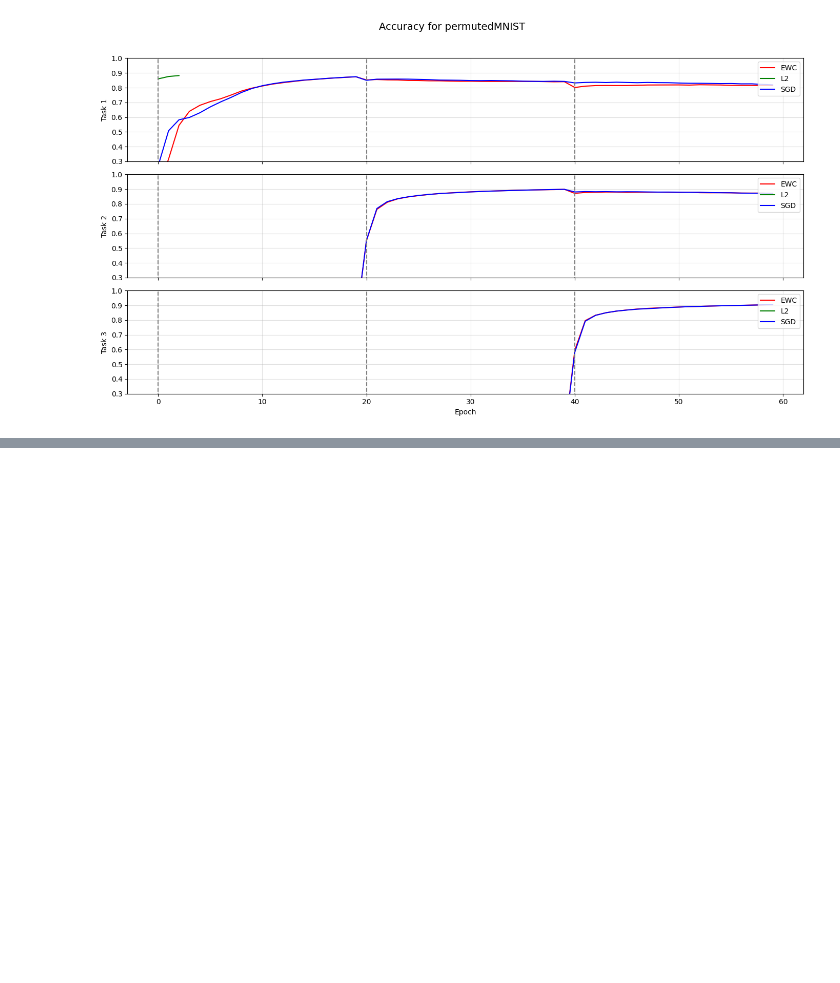
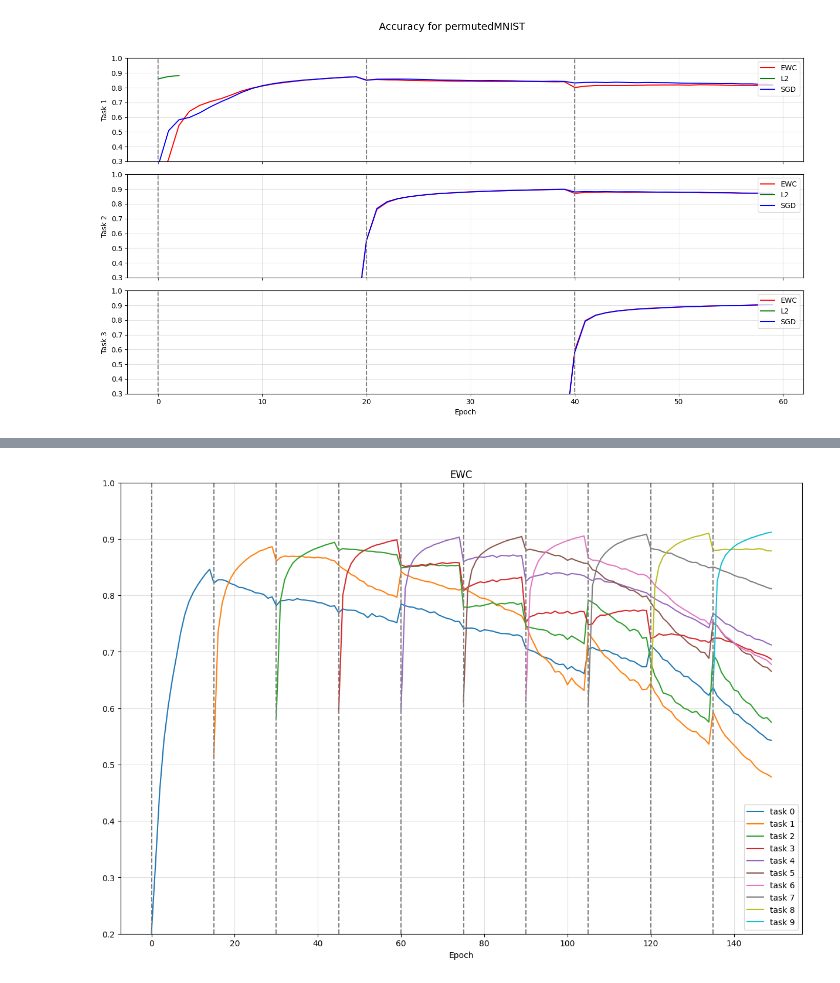
Before and after one commit to LinusCrugnola/foil_project, a Jupyter notebook: project.ipynb, the cells around one changed output, grey strips where cells are left out. Drawn from its saved outputs; the diff is of its cells as text; code cells hidden in the pictures; blank space fills up the shorter version.

```diff
--- a/project.ipynb
+++ b/project.ipynb
@@ -88,7 +88,7 @@ rot_tasks = [
         train=create_rotated_mnist(i)[0],
         test=create_rotated_mnist(i)[1]
     )
-    for i in range(1, 11)
+    for i in range(1, 4)
 ]
 
 # Visualize samples from each task
@@ -634,0 +665,22 @@ plot_fig_2A(metrics_rot, num_epochs, "rotatedMNIST")
+# %%
+# Train with EWC
+model = Fcn(num_hidden_layers=2, hidden_size=400)
+
+optimizer = torch.optim.SGD(model.parameters(), lr=1e-3)
+num_epochs = 15
+criterion = nn.CrossEntropyLoss()
+early_stopping = False
+regularization = {"mode": "ewc", "hyperparameter": 20}
+
+training_config = {
+    "optimizer": optimizer,
+    "num_epochs": num_epochs,
+    "criterion": criterion,
+    "early_stopping": early_stopping,
+    "regularization": regularization
+}
+print("***********permutation dataset***********")
+metrics_perm["ewc"] = train_sequential_tasks_ismail(model, perm_tasks_10, training_config=training_config)
+#print("***********rotation dataset***********")
+#model = Fcn(num_hidden_layers=2, hidden_size=400) # Reset model
+##metrics_rot["ewc"] = train_sequential_tasks_ismail(model, rot_tasks, training_config=training_config)
@@ -634,0 +705,20 @@ plot_fig_2A(metrics_rot, num_epochs, "rotatedMNIST")
+# %%
+n_tasks, total_epochs = metrics_perm["ewc"]["train_accuracies"].shape
+# fig, axes = plt.subplots(n_tasks, 1, figsize=(10, 8), sharex=True)
+plt.figure(figsize=(15, 10))
+plt.title("EWC")
+for i in range(n_tasks):
+  valid_epochs_ewc = np.where(metrics_perm["ewc"]["train_accuracies"][i]  > 0)[0]
+  plt.plot(valid_epochs_ewc, metrics_perm["ewc"]["train_accuracies"][i, valid_epochs_ewc], label=f"task {i}")
+plt.vlines(np.arange(0, total_epochs -2, num_epochs), 0.2, 1.0, linestyles="--", colors="gray")
+plt.legend(loc="lower right", fontsize=10)
+plt.ylim(0.2, 1.0)
+plt.grid(alpha=0.4)
+
+
+plt.xlabel("Epoch")
+plt.savefig("10_tasks_EWC_perm", dpi=300)
+# fig.suptitle("Accuracy for permutedMNIST", fontsize=14)
+fig.tight_layout(rect=[0, 0, 1, 0.96])
+# %% [output]
+[figure, added]
```
Also changed, not shown: parts of 8 cells of this notebook, 2 other files.
